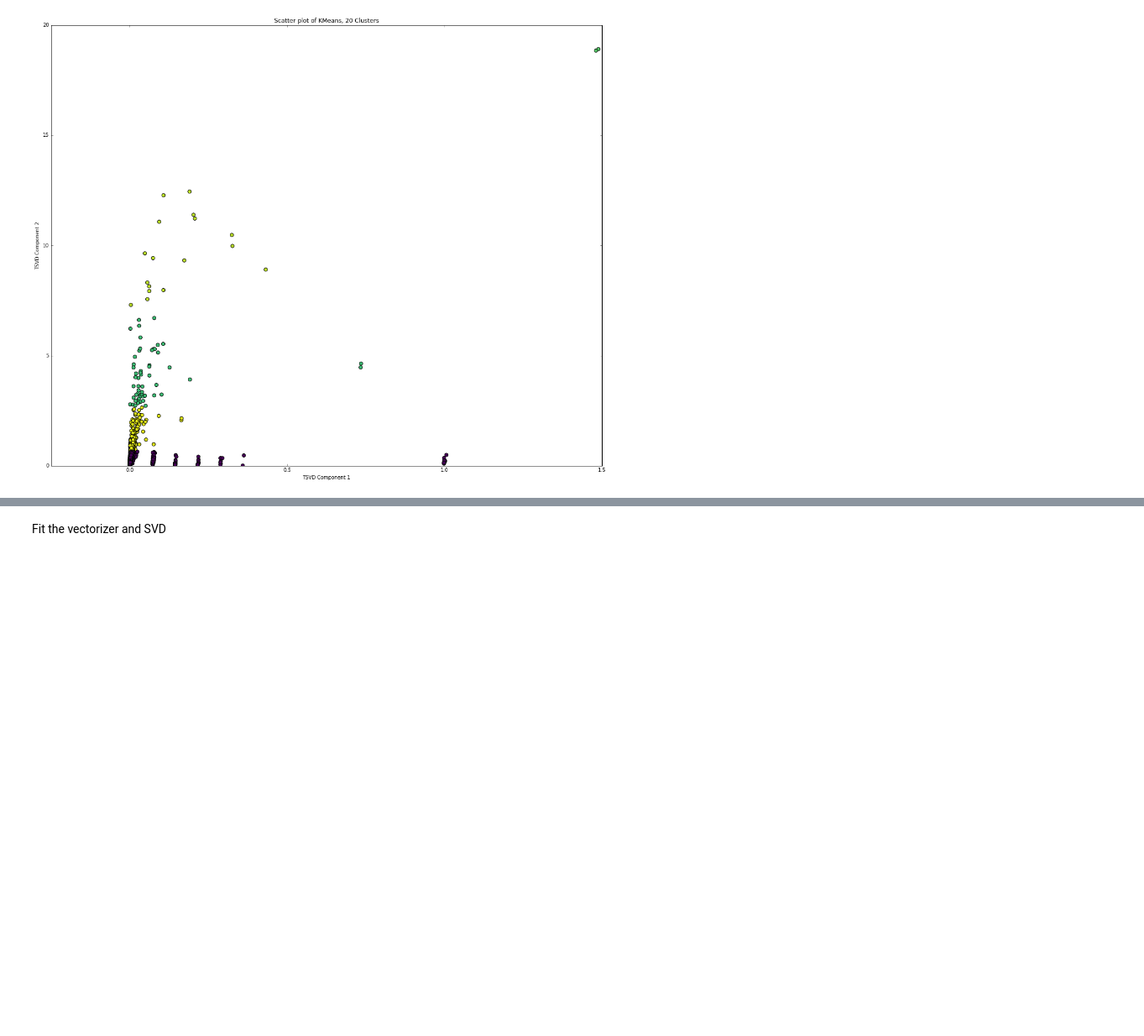
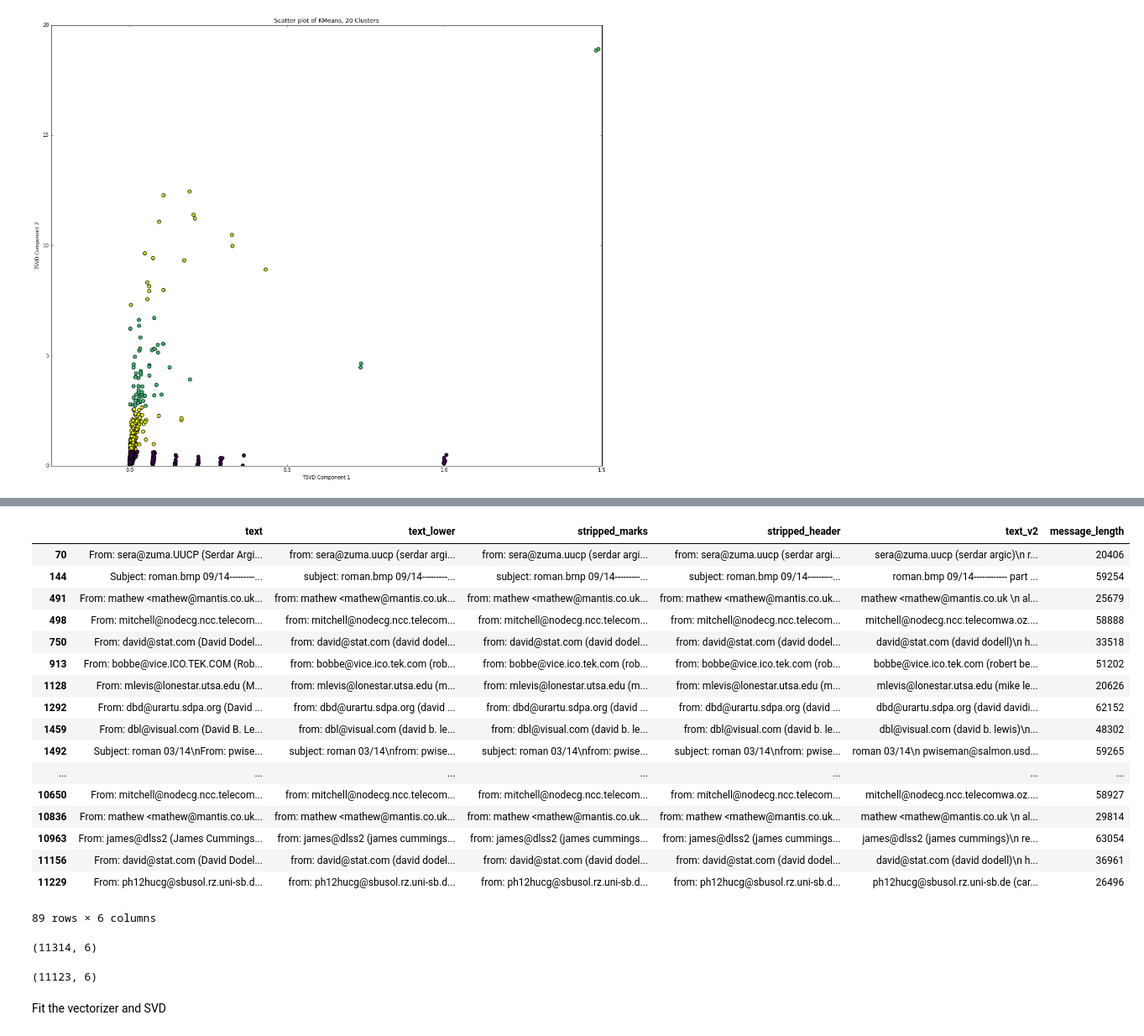
Before and after one commit to cgeppig/DSI_week_03, a Jupyter notebook: Clustering and pca lab.ipynb, the cells around one changed output, grey strips where cells are left out. Shown at 84% size. Saved outputs shown, nothing was run; the diff lists cells and outputs as text; code cells hidden in the pictures; blank space fills up the shorter version.

```diff
--- a/Clustering and pca lab.ipynb
+++ b/Clustering and pca lab.ipynb
@@ -389,0 +441,21 @@ def silhouette_selection(x,k):
+# %%
+df.loc[(df['message_length'] > 20000)]
+# %% [output]
+|  | text | text_lower | stripped_marks | stripped_header | text_v2 | message_length |
+| 70 | From: sera@zuma.UUCP (Serdar Argi... | from: sera@zuma.uucp (serdar argi... | from: sera@zuma.uucp (serdar argi... | from: sera@zuma.uucp (serdar argi... | sera@zuma.uucp (serdar argic)\n r... | 20406 |
+| 144 | Subject: roman.bmp 09/14---------... | subject: roman.bmp 09/14---------... | subject: roman.bmp 09/14---------... | subject: roman.bmp 09/14---------... | roman.bmp 09/14------------ part ... | 59254 |
+| 491 | From: mathew <mathew@mantis.co.uk... | from: mathew <mathew@mantis.co.uk... | from: mathew <mathew@mantis.co.uk... | from: mathew <mathew@mantis.co.uk... | mathew <mathew@mantis.co.uk \n al... | 25679 |
+| 498 | From: mitchell@nodecg.ncc.telecom... | from: mitchell@nodecg.ncc.telecom... | from: mitchell@nodecg.ncc.telecom... | from: mitchell@nodecg.ncc.telecom... | mitchell@nodecg.ncc.telecomwa.oz.... | 58888 |
+| 750 | From: david@stat.com (David Dodel... | from: david@stat.com (david dodel... | from: david@stat.com (david dodel... | from: david@stat.com (david dodel... | david@stat.com (david dodell)\n h... | 33518 |
+| 913 | From: bobbe@vice.ICO.TEK.COM (Rob... | from: bobbe@vice.ico.tek.com (rob... | from: bobbe@vice.ico.tek.com (rob... | from: bobbe@vice.ico.tek.com (rob... | bobbe@vice.ico.tek.com (robert be... | 51202 |
+| 1128 | From: mlevis@lonestar.utsa.edu (M... | from: mlevis@lonestar.utsa.edu (m... | from: mlevis@lonestar.utsa.edu (m... | from: mlevis@lonestar.utsa.edu (m... | mlevis@lonestar.utsa.edu (mike le... | 20626 |
+| 1292 | From: dbd@urartu.sdpa.org (David ... | from: dbd@urartu.sdpa.org (david ... | from: dbd@urartu.sdpa.org (david ... | from: dbd@urartu.sdpa.org (david ... | dbd@urartu.sdpa.org (david davidi... | 62152 |
+| 1459 | From: dbl@visual.com (David B. Le... | from: dbl@visual.com (david b. le... | from: dbl@visual.com (david b. le... | from: dbl@visual.com (david b. le... | dbl@visual.com (david b. lewis)\n... | 48302 |
+| 1492 | Subject: roman 03/14\nFrom: pwise... | subject: roman 03/14\nfrom: pwise... | subject: roman 03/14\nfrom: pwise... | subject: roman 03/14\nfrom: pwise... | roman 03/14\n pwiseman@salmon.usd... | 59265 |
+| ... | ... | ... | ... | ... | ... | ... |
+| 10650 | From: mitchell@nodecg.ncc.telecom... | from: mitchell@nodecg.ncc.telecom... | from: mitchell@nodecg.ncc.telecom... | from: mitchell@nodecg.ncc.telecom... | mitchell@nodecg.ncc.telecomwa.oz.... | 58927 |
+| 10836 | From: mathew <mathew@mantis.co.uk... | from: mathew <mathew@mantis.co.uk... | from: mathew <mathew@mantis.co.uk... | from: mathew <mathew@mantis.co.uk... | mathew <mathew@mantis.co.uk \n al... | 29814 |
+| 10963 | From: james@dlss2 (James Cummings... | from: james@dlss2 (james cummings... | from: james@dlss2 (james cummings... | from: james@dlss2 (james cummings... | james@dlss2 (james cummings)\n re... | 63054 |
+| 11156 | From: david@stat.com (David Dodel... | from: david@stat.com (david dodel... | from: david@stat.com (david dodel... | from: david@stat.com (david dodel... | david@stat.com (david dodell)\n h... | 36961 |
+| 11229 | From: ph12hucg@sbusol.rz.uni-sb.d... | from: ph12hucg@sbusol.rz.uni-sb.d... | from: ph12hucg@sbusol.rz.uni-sb.d... | from: ph12hucg@sbusol.rz.uni-sb.d... | ph12hucg@sbusol.rz.uni-sb.de (car... | 26496 |
+89 rows × 6 columns
@@ -389,0 +464,8 @@ def silhouette_selection(x,k):
+# %%
+df.shape
+# %% [output]
+(11314, 6)
+# %%
+new_data.shape
+# %% [output]
+(11123, 6)
```
Also changed, not shown: parts of 14 cells of this notebook, 1 other file.
